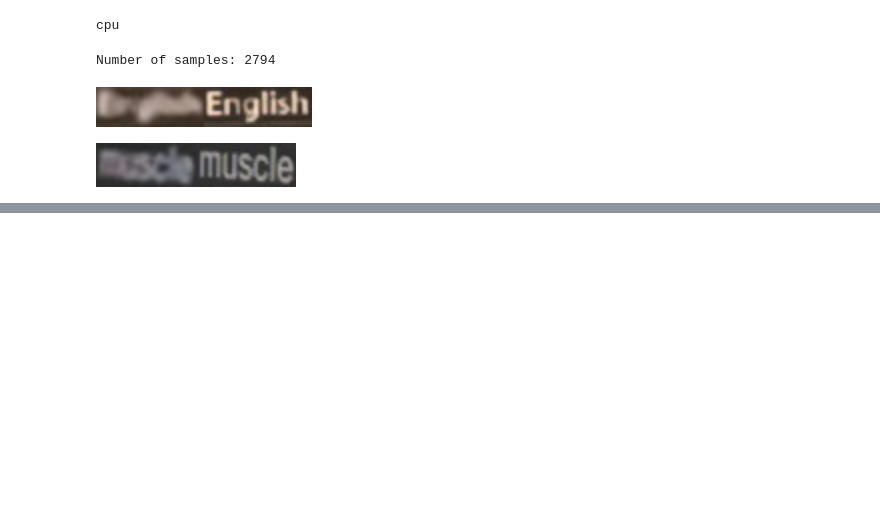
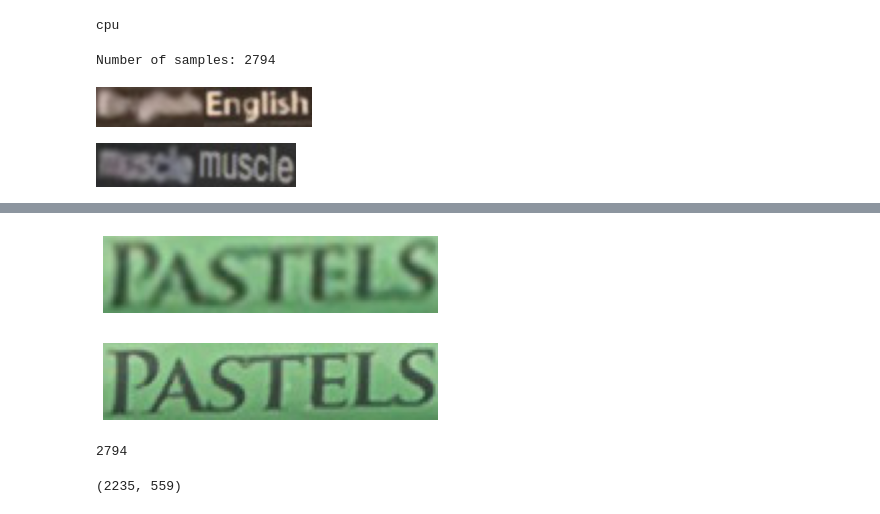
Before and after one commit to zuzg/text-super-resolution, a Jupyter notebook: Project3.ipynb, the cells around one changed output, grey strips where cells are left out. Saved outputs shown, nothing was run; the diff lists cells and outputs as text; code cells hidden in the pictures; blank space fills up the shorter version.

Commit message:
train beta

```diff
--- a/Project3.ipynb
+++ b/Project3.ipynb
@@ -79,0 +111,53 @@ train_loader = torch.utils.data.DataLoader(data, batch_size=BATCH_SIZE)
+# %%
+img_data = get_data_from_dir(data_path, [str(i) for i in range(1, N+1)], min_height=8)
+# %%
+class SR_Dataset(Dataset):
+    def __init__(self, images, crop_size=None, normalize=True):
+        self.normalize = normalize
+        self.crop_size = crop_size
+        self.images = images
+
+    def __len__(self):
+        return len(self.images)
+
+    def preprocess_image(self, image):
+        # TODO patching?
+        if self.normalize:
+            lr_norm = image[0] / 255
+            hr_norm = image[1] / 255 # [0, 1]
+
+            return torch.tensor(lr_norm).swapaxes(1,2).swapaxes(0,1), torch.tensor(hr_norm).swapaxes(1,2).swapaxes(0,1)
+        return torch.tensor(image[0]).swapaxes(1,2).swapaxes(0,1), torch.tensor(image[1]).swapaxes(1,2).swapaxes(0,1)
+
+    def __getitem__(self, index):
+        image = self.images[index]
+        return  self.preprocess_image(image)
+# %%
+img_data = SR_Dataset(img_data)
+# %%
+def display_img_tensor(img):
+    images_np  = img.cpu().numpy()
+    img_plt = images_np.transpose(1,2,0)
+    # print(img_plt.shape)
+    plt.grid(False)
+    plt.axis('off')
+    plt.imshow(np.clip(img_plt, 0, 1))
+# %%
+x = 2343
+display_img_tensor(img_data[x][0])
+# %% [output]
+[figure, added]
+# %%
+display_img_tensor(img_data[x][1])
+# %% [output]
+[figure, added]
+# %%
+N = len(img_data)
+N
+# %% [output]
+2794
+# %%
+train_indices, test_indices = train_test_split(range(N), test_size=0.2)
+len(train_indices), len(test_indices)
+# %% [output]
+(2235, 559)
```
Also changed, not shown: parts of 17 cells of this notebook, 2 other files.
